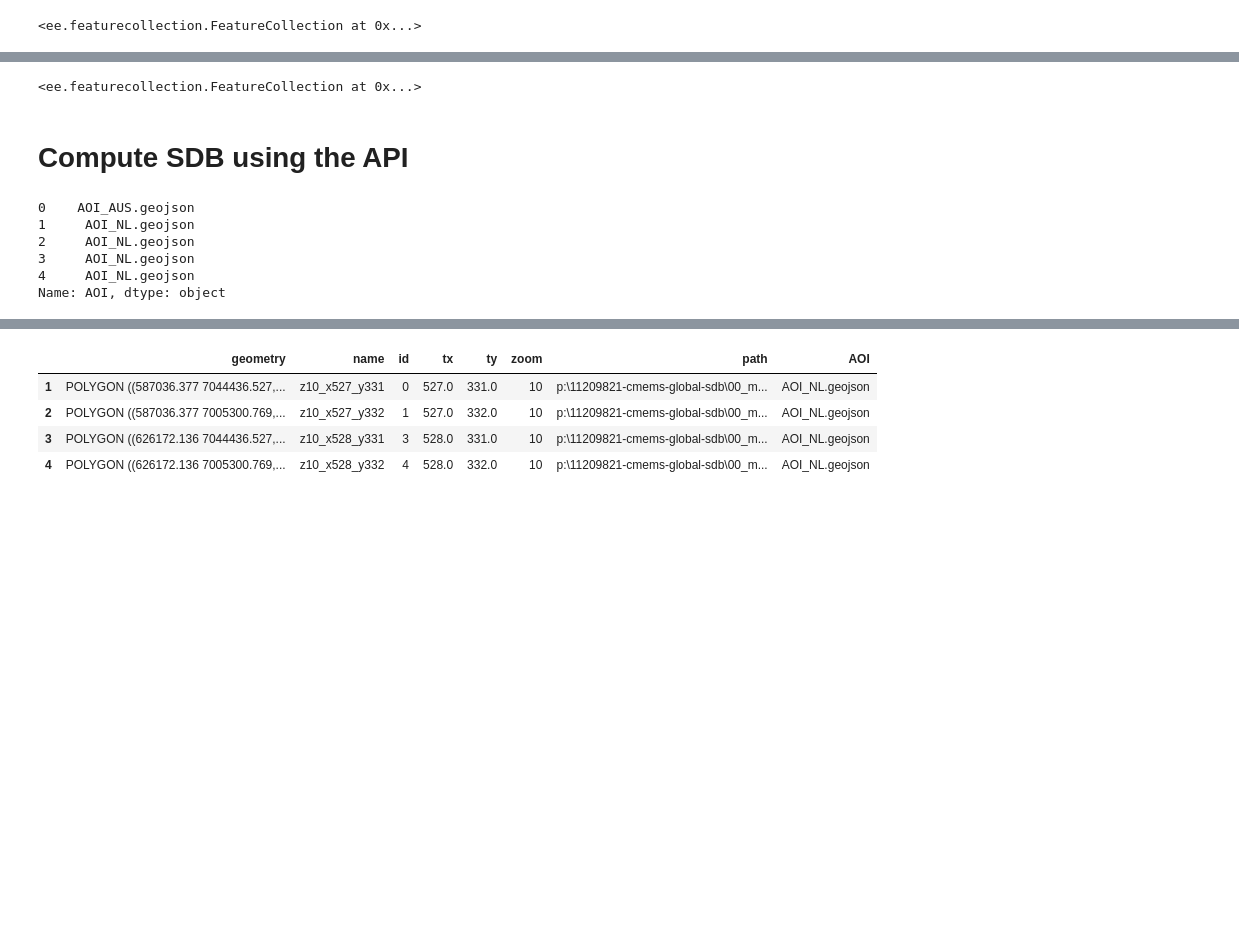
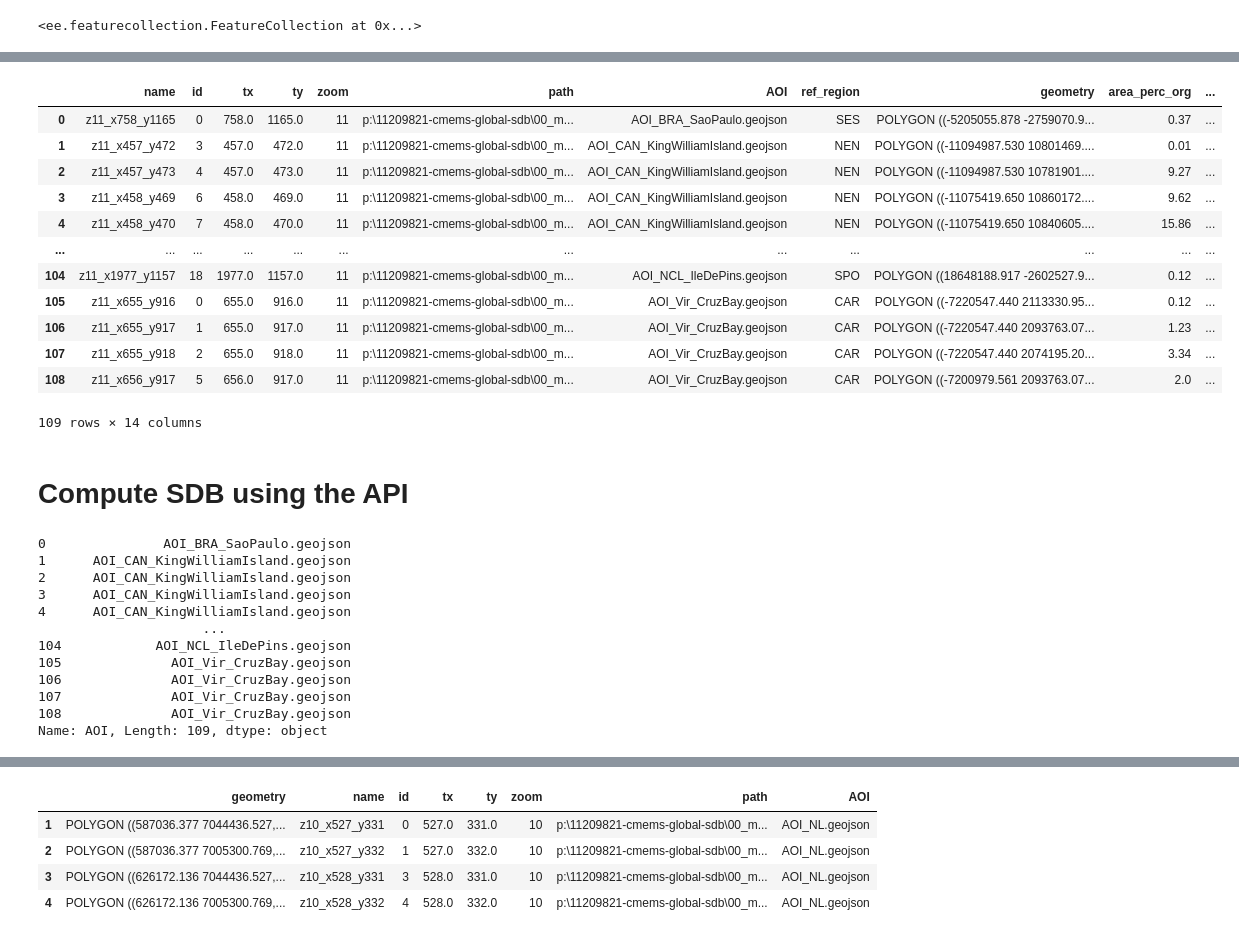
Before and after one commit to openearth/eo-bathymetry, a Jupyter notebook: notebooks/cmems-bathymetry/download_proxies_new.ipynb, the cells around one changed output, grey strips where cells are left out. Drawn from its saved outputs; the diff is of its cells as text; code cells hidden in the pictures; blank space fills up the shorter version.

```diff
--- a/notebooks/cmems-bathymetry/download_proxies_new.ipynb
+++ b/notebooks/cmems-bathymetry/download_proxies_new.ipynb
@@ -72,27 +72,27 @@ else:
 bucket = "cmems-sdb" # name of the Google Cloud Storage bucket to store files in the cloud
 credential_file = main_fol / "00_miscellaneous" / "KEYS" / "bathymetry-543b622ddce7.json" # Cloud Storage credential key
 output_fol = r"01_intertidal/02_data/04_calibrated" # name of the overall project
-aoi_fol = r"00_miscellaneous/AOI_testdyn"#AOI_upscale" #AOIs
+aoi_fol = r"00_miscellaneous/AOIs"#AOI_upscale" #AOIs
 mask_fol = r"00_miscellaneous/Feasibility_maps" # masks
 gtsm_fol = r"01_intertidal/02_data/02_gtsm_files" # GTSM files
 box_fol = r"00_miscellaneous/AOI_polygons_testdyn" # AOI_polygons # AOI_polygons_upscale
 prog_fol = r"00_miscellaneous/progress_files" # saved progress (task) pickle files
-project_name = "AOI_NL" # name of the project AoI, or one in the folder
+project_name = "AOI_GER_WaddenSea_adjusted" # name of the project AoI, or one in the folder
 draw_AoI = 0 # toggle 1 to draw AoI, 0 to load
 
 # composite image toggles
-mode = "intertidal_improved_100m_testdyn"#_upscaled" # specify mode, either "intertidal" or "subtidal"
+mode = "intertidal_improved_100m_smalltest"#_upscaled" # specify mode, either "intertidal" or "subtidal"
 start_date = "2021-01-01" # start date of the composites
-stop_date = "2022-01-01" # end date of the composites
-compo_int = 12 # composite interval [months]
-compo_len = 12 # composite length [months]
+stop_date = "2021-02-01" # end date of the composites
+compo_int = 1 # composite interval [months]
+compo_len = 1 # composite length [months]
 scale = 100  # output resolution of the image [m]
 GEBCO_scale = 465 #m, actually 463 m but rounded up to the nearest 5 m
 crs = "EPSG:4326" # output projection of the image
 
 # tiling options
 zoomed_list = [9, 10, 11] # list with zoom levels to be inspected
-sel_tile = 1 # idx of chosen tile level in zoomed_list (inspect the map to chose it accordingly), z9 too big for in memory computations
+sel_tile = 2 # idx of chosen tile level in zoomed_list (inspect the map to chose it accordingly), z9 too big for in memory computations
 # note, see https://www.openearth.nl/rws-bathymetry/2019.html; Z9 is optimal size..
 
 # load google credentials, if specified
@@ -311,7 +324,3 @@ gebco_2024_latminus2_merge_result.parquet
-# %%
-tiled[0]
-# %% [output]
-<ee.featurecollection.FeatureCollection at 0x...>
 # %%
 # export selected tiles (represented by zoom level) to geojsons and build a dataframe
 # note, adjust sel_tile accordingly
@@ -379,7 +388,7 @@ for index, row in df_boxes.iterrows():
 # append gtsm info to the dataframe
 
 # Load GTSM stations
-gdf_stations = gpd.read_file(main_fol / gtsm_fol / "gtsm_stations.geojson") # EPSG4326 standard
+gdf_stations = gpd.read_file(main_fol / gtsm_fol / "2021_old" / "gtsm_stations.geojson") # EPSG4326 standard
 
 # Create a kd-tree for the stations
 from scipy.spatial import cKDTree
@@ -425,6 +434,22 @@ for idx, tile in enumerate(df_boxes["name"]):
 df_boxes = df_boxes.drop(columns=['distance_nearest_station'])
 df_boxes = df_boxes.rename(columns={"distance_nearest_station_corr": "distance_nearest_station"})
 df_boxes.to_crs("EPSG:3857", inplace=True)
+# %%
+df_boxes
+# %% [output]
+|  | name | id | tx | ty | zoom | path | AOI | ref_region | geometry | area_perc_org | ... |
+| 0 | z11_x758_y1165 | 0 | 758.0 | 1165.0 | 11 | p:\11209821-cmems-global-sdb\00_m... | AOI_BRA_SaoPaulo.geojson | SES | POLYGON ((-5205055.878 -2759070.9... | 0.37 | ... |
+| 1 | z11_x457_y472 | 3 | 457.0 | 472.0 | 11 | p:\11209821-cmems-global-sdb\00_m... | AOI_CAN_KingWilliamIsland.geojson | NEN | POLYGON ((-11094987.530 10801469.... | 0.01 | ... |
+| 2 | z11_x457_y473 | 4 | 457.0 | 473.0 | 11 | p:\11209821-cmems-global-sdb\00_m... | AOI_CAN_KingWilliamIsland.geojson | NEN | POLYGON ((-11094987.530 10781901.... | 9.27 | ... |
+| 3 | z11_x458_y469 | 6 | 458.0 | 469.0 | 11 | p:\11209821-cmems-global-sdb\00_m... | AOI_CAN_KingWilliamIsland.geojson | NEN | POLYGON ((-11075419.650 10860172.... | 9.62 | ... |
+| 4 | z11_x458_y470 | 7 | 458.0 | 470.0 | 11 | p:\11209821-cmems-global-sdb\00_m... | AOI_CAN_KingWilliamIsland.geojson | NEN | POLYGON ((-11075419.650 10840605.... | 15.86 | ... |
+| ... | ... | ... | ... | ... | ... | ... | ... | ... | ... | ... | ... |
+| 104 | z11_x1977_y1157 | 18 | 1977.0 | 1157.0 | 11 | p:\11209821-cmems-global-sdb\00_m... | AOI_NCL_IleDePins.geojson | SPO | POLYGON ((18648188.917 -2602527.9... | 0.12 | ... |
+| 105 | z11_x655_y916 | 0 | 655.0 | 916.0 | 11 | p:\11209821-cmems-global-sdb\00_m... | AOI_Vir_CruzBay.geojson | CAR | POLYGON ((-7220547.440 2113330.95... | 0.12 | ... |
+| 106 | z11_x655_y917 | 1 | 655.0 | 917.0 | 11 | p:\11209821-cmems-global-sdb\00_m... | AOI_Vir_CruzBay.geojson | CAR | POLYGON ((-7220547.440 2093763.07... | 1.23 | ... |
+| 107 | z11_x655_y918 | 2 | 655.0 | 918.0 | 11 | p:\11209821-cmems-global-sdb\00_m... | AOI_Vir_CruzBay.geojson | CAR | POLYGON ((-7220547.440 2074195.20... | 3.34 | ... |
+| 108 | z11_x656_y917 | 5 | 656.0 | 917.0 | 11 | p:\11209821-cmems-global-sdb\00_m... | AOI_Vir_CruzBay.geojson | CAR | POLYGON ((-7200979.561 2093763.07... | 2.0 | ... |
+109 rows × 14 columns
 # %%
 # # optional: checking consistency with the world file
 
@@ -942,12 +977,18 @@ def export_tiles(
 # %%
 df_boxes["AOI"]
 # %% [output]
-0    AOI_AUS.geojson
-1     AOI_NL.geojson
-2     AOI_NL.geojson
-3     AOI_NL.geojson
-4     AOI_NL.geojson
-Name: AOI, dtype: object
+0               AOI_BRA_SaoPaulo.geojson
+1      AOI_CAN_KingWilliamIsland.geojson
+2      AOI_CAN_KingWilliamIsland.geojson
+3      AOI_CAN_KingWilliamIsland.geojson
+4      AOI_CAN_KingWilliamIsland.geojson
+                     ...
+104            AOI_NCL_IleDePins.geojson
+105              AOI_Vir_CruzBay.geojson
+106              AOI_Vir_CruzBay.geojson
+107              AOI_Vir_CruzBay.geojson
+108              AOI_Vir_CruzBay.geojson
+Name: AOI, Length: 109, dtype: object
 # %%
 # compute bathy and export to GCS: run over the single tiles; world, multiple polygons or single polygon
 # when run submitted, check task progress at: https://code.earthengine.google.com/tasks or https://console.cloud.google.com/earth-engine/tasks?project=bathymetry
```
Also changed, not shown: parts of 5 cells of this notebook, 1 other file.
